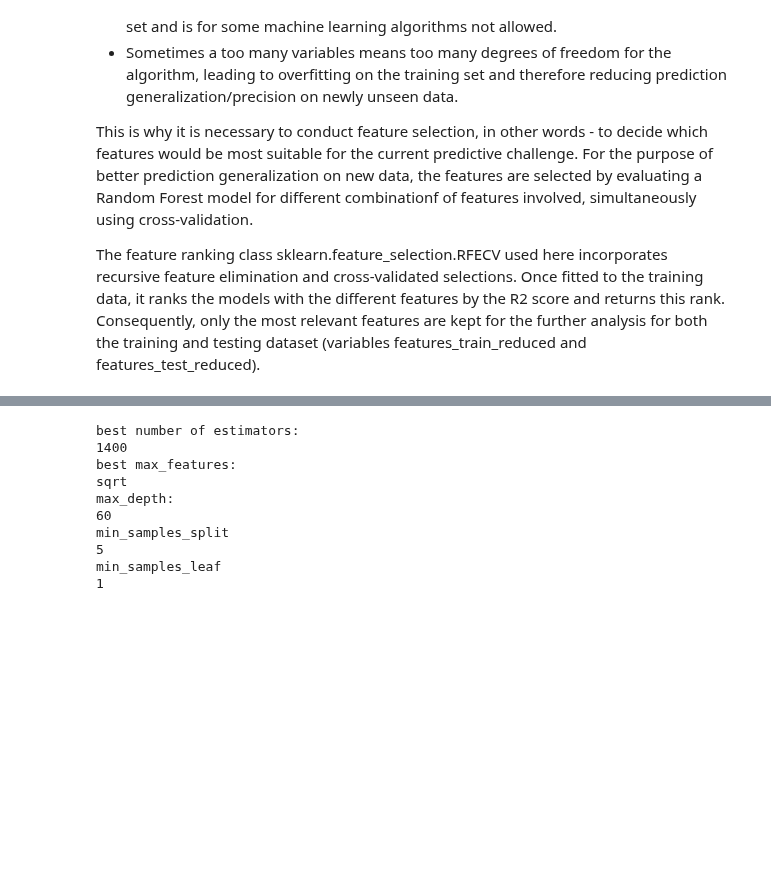
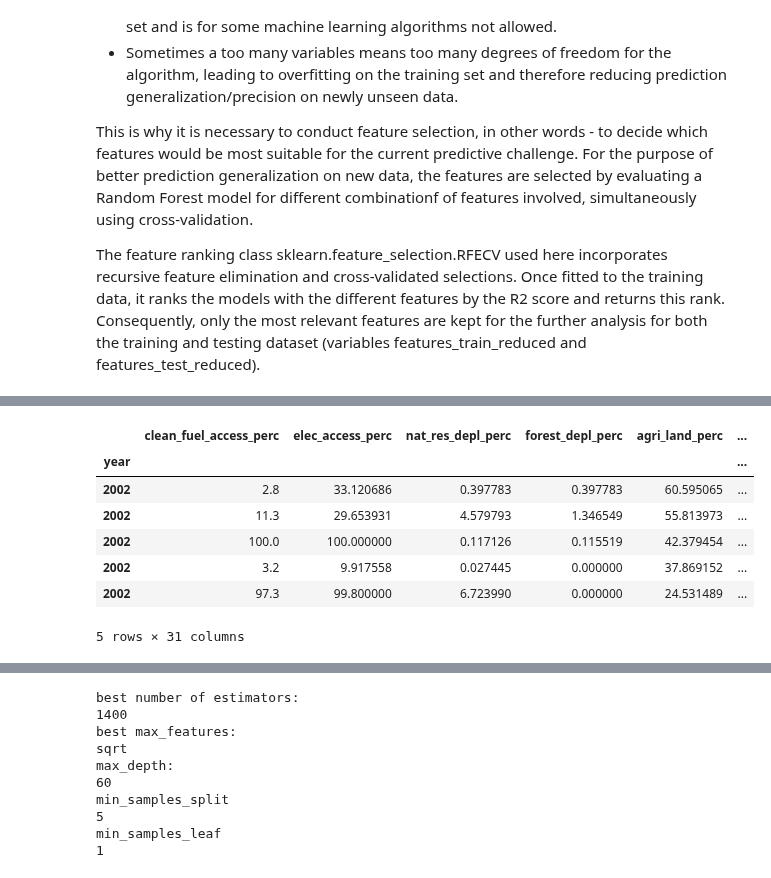
Before and after one commit to KleinerToaster/co2_prediction_countries, a Jupyter notebook: notebook/co2_timeSeriesModel.ipynb, the cells around one changed output, grey strips where cells are left out. Saved outputs shown, nothing was run; the diff lists cells and outputs as text; code cells hidden in the pictures; blank space fills up the shorter version.

```diff
--- a/notebook/co2_timeSeriesModel.ipynb
+++ b/notebook/co2_timeSeriesModel.ipynb
@@ -198,0 +227,11 @@ Chosen important features:
+# %%
+X_train.head()
+# %% [output]
+|  | clean_fuel_access_perc | elec_access_perc | nat_res_depl_perc | forest_depl_perc | agri_land_perc | ... |
+| year |  |  |  |  |  | ... |
+| 2002 | 2.8 | 33.120686 | 0.397783 | 0.397783 | 60.595065 | ... |
+| 2002 | 11.3 | 29.653931 | 4.579793 | 1.346549 | 55.813973 | ... |
+| 2002 | 100.0 | 100.000000 | 0.117126 | 0.115519 | 42.379454 | ... |
+| 2002 | 3.2 | 9.917558 | 0.027445 | 0.000000 | 37.869152 | ... |
+| 2002 | 97.3 | 99.800000 | 6.723990 | 0.000000 | 24.531489 | ... |
+5 rows × 31 columns
```
Also changed, not shown: parts of 16 cells of this notebook, 2 other files.
